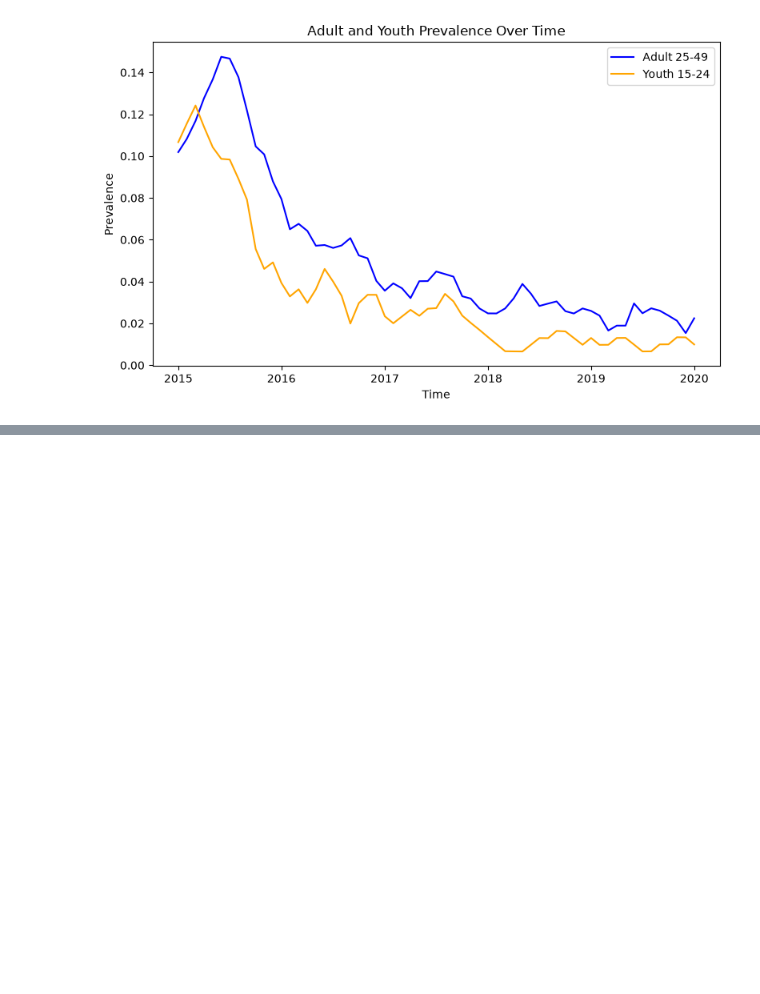
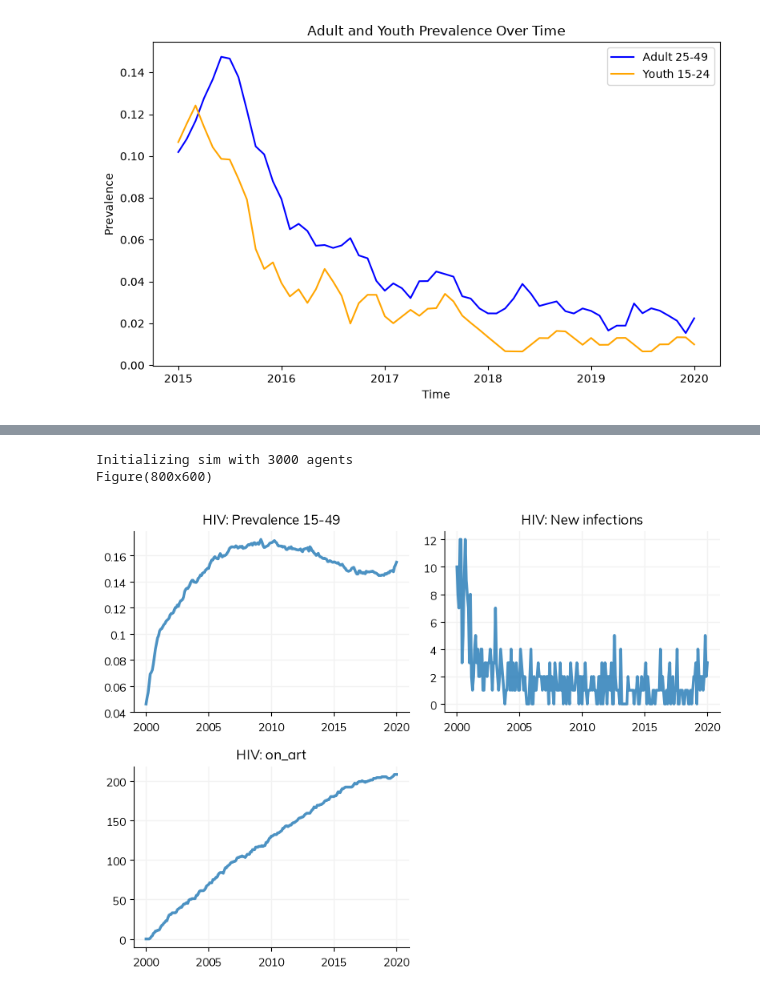
Before and after one commit to dtcitron/HIVSim_notes, a Jupyter notebook: stisim_tutorial.ipynb, the cells around one changed output, grey strips where cells are left out. Cells and saved outputs as stored; diff of their text form; code cells hidden in the pictures; blank space fills up the shorter version.

```diff
--- a/stisim_tutorial.ipynb
+++ b/stisim_tutorial.ipynb
@@ -448,0 +558,30 @@ plt.show()
+# %%
+# Higher testing rate for FSWs
+fsw_test = sti.HIVTest(
+    test_prob_data=0.3,
+    start=2000,
+    name='fsw_test',
+    eligibility=lambda sim: sim.networks.structuredsexual.fsw & ~sim.diseases.hiv.diagnosed,
+)
+
+# Lower testing rate for the general population
+gp_test = sti.HIVTest(
+    test_prob_data=0.05,
+    start=2000,
+    name='gp_test',
+    eligibility=lambda sim: ~sim.networks.structuredsexual.fsw & ~sim.diseases.hiv.diagnosed,
+)
+
+art2 = sti.ART(coverage=0.8)
+
+# Use StructuredSexual so `fsw` is available on the network (hivsim.demo('simple')
+# now uses MFNetwork by default, which has no sex-work compartment)
+sim = hivsim.demo('simple', run=False, plot=False, n_agents=3000,
+                  networks=[sti.StructuredSexual(), ss.MaternalNet(), ss.BreastfeedingNet()])
+sim.pars.interventions = [fsw_test, gp_test, art2]
+sim.run(verbose=0)
+sim.plot(key=['hiv.prevalence_15_49', 'hiv.new_infections', 'hiv.n_on_art'])
+# %% [output]
+Initializing sim with 3000 agents
+Figure(800x600)
+[figure, added]
```
Also changed, not shown: parts of 45 cells of this notebook.
